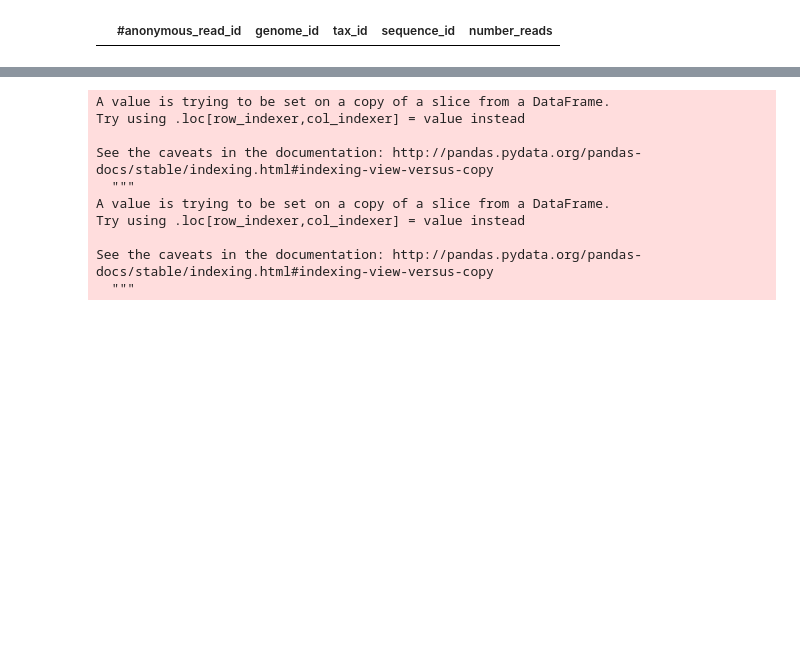
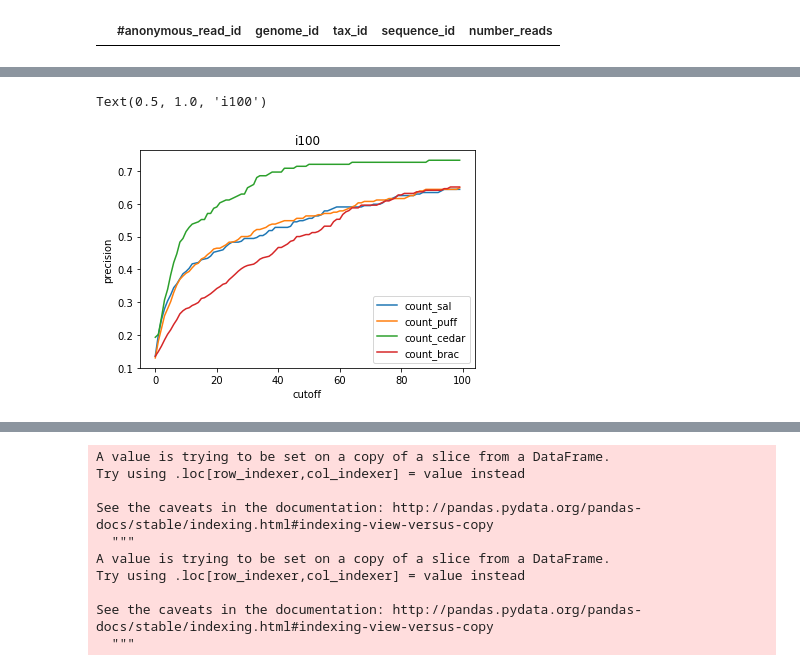
Before and after one commit to fataltes/quickNBs, a Jupyter notebook: cedar-ISMB.ipynb, the cells around one changed output, grey strips where cells are left out. Cells and saved outputs as stored; diff of their text form; code cells hidden in the pictures; blank space fills up the shorter version.

```diff
--- a/cedar-ISMB.ipynb
+++ b/cedar-ISMB.ipynb
@@ -167,7 +171,7 @@ cedar cnt: 3718267.3918000003
 bracken cnt: 1845039
 # %%
-truth_agg = aggregate(truth_taxid, 'taxid', 'cnt')
-sal_agg = aggregate(sal_taxid, 'taxid', 'NumReads')
-puff_agg = aggregate(puff_taxid, 'taxid', 'NumReads')
+# truth_agg = aggregate(truth_taxid, 'taxid', 'cnt')
+# sal_agg = aggregate(sal_taxid, 'taxid', 'NumReads')
+# puff_agg = aggregate(puff_taxid, 'taxid', 'NumReads')
 cedar_agg = aggregate(cedar, 'taxaId', 'count')
 # %% [output]
@@ -209 +207,22 @@ count_brac     1845039
 dtype: uint64
+# %%
+legends = ['count_sal', 'count_puff', 'count_cedar', 'count_brac']
+for col in legends:
+    precision = []
+    recall = []
+    a = trusalpufcedbrac[(trusalpufcedbrac[col] > 0) | (trusalpufcedbrac['count'] != 0)]
+    for minCnt in range(0,100):
+        tp = len(a[(a[col] > minCnt) & (a['count'] > 0)])
+        fp = len(a[(a[col] > minCnt) & (a['count'] == 0)])
+        fn = len(a[(a[col] <= minCnt) & (a['count'] > 0)])
+        precision += [tp / (tp + fp)]
+        recall += [tp / (tp + fn)]
+    #plt.plot(range(0, 100), recall)
+    plt.plot(range(0, 100), precision)
+plt.legend(legends, loc='lower right')
+plt.ylabel("precision")
+plt.xlabel("cutoff")
+plt.title("i100")
+# %% [output]
+Text(0.5, 1.0, 'i100')
+[figure, added]
```
Also changed, not shown: parts of 12 cells of this notebook.
